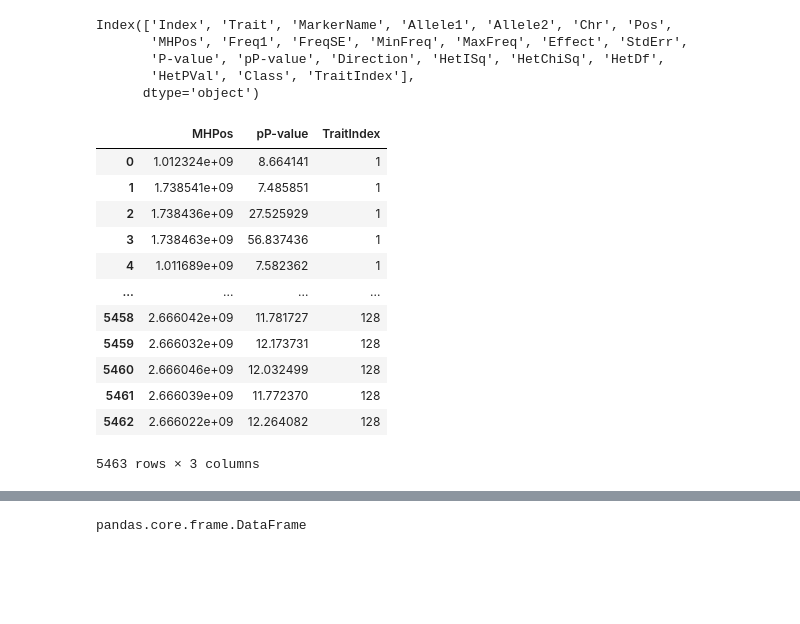
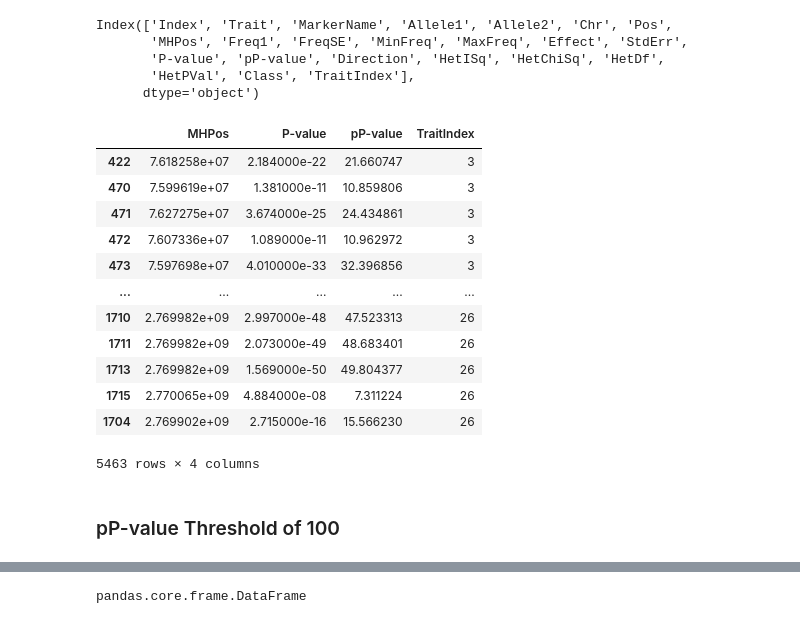
Before and after one commit to Adonyo-Emmanuel/Novel-Data-Visualisation-for-GWAS-Datasets, a Jupyter notebook: 3D_Manhattan_Plot.ipynb, the cells around one changed output, grey strips where cells are left out. Saved outputs shown, nothing was run; the diff lists cells and outputs as text; code cells hidden in the pictures; blank space fills up the shorter version.

```diff
--- a/3D_Manhattan_Plot.ipynb
+++ b/3D_Manhattan_Plot.ipynb
@@ -288,3 +287,6 @@ else:
     GWASummaryStatisticsDF.to_pickle(os.path.join(GWADataPath,
                                                   FName))
     del FName
+# %%
+GWASummaryStatisticsDF=GWASummaryStatisticsDF.sort_values(by=['Chr'])
+GWASummaryStatisticsDF
@@ -317,18 +336,20 @@ Index(['Index', 'Trait', 'MarkerName', 'Allele1', 'Allele2', 'Chr', 'Pos',
        'HetPVal', 'Class', 'TraitIndex'],
       dtype='object')
 # %%
-GWASummaryStatisticsDF[['MHPos','pP-value','TraitIndex',]]
+GWASummaryStatisticsDF[['MHPos','P-value','pP-value','TraitIndex']]
 # %% [output]
-|  | MHPos | pP-value | TraitIndex |
-| 0 | 1.012324e+09 | 8.664141 | 1 |
-| 1 | 1.738541e+09 | 7.485851 | 1 |
-| 2 | 1.738436e+09 | 27.525929 | 1 |
-| 3 | 1.738463e+09 | 56.837436 | 1 |
-| 4 | 1.011689e+09 | 7.582362 | 1 |
-| ... | ... | ... | ... |
-| 5458 | 2.666042e+09 | 11.781727 | 128 |
-| 5459 | 2.666032e+09 | 12.173731 | 128 |
-| 5460 | 2.666046e+09 | 12.032499 | 128 |
-| 5461 | 2.666039e+09 | 11.772370 | 128 |
-| 5462 | 2.666022e+09 | 12.264082 | 128 |
+|  | MHPos | P-value | pP-value | TraitIndex |
+| 422 | 7.618258e+07 | 2.184000e-22 | 21.660747 | 3 |
+| 470 | 7.599619e+07 | 1.381000e-11 | 10.859806 | 3 |
+| 471 | 7.627275e+07 | 3.674000e-25 | 24.434861 | 3 |
+| 472 | 7.607336e+07 | 1.089000e-11 | 10.962972 | 3 |
+| 473 | 7.597698e+07 | 4.010000e-33 | 32.396856 | 3 |
+| ... | ... | ... | ... | ... |
+| 1710 | 2.769982e+09 | 2.997000e-48 | 47.523313 | 26 |
+| 1711 | 2.769982e+09 | 2.073000e-49 | 48.683401 | 26 |
+| 1713 | 2.769982e+09 | 1.569000e-50 | 49.804377 | 26 |
+| 1715 | 2.770065e+09 | 4.884000e-08 | 7.311224 | 26 |
+| 1704 | 2.769902e+09 | 2.715000e-16 | 15.566230 | 26 |
-5463 rows × 3 columns
+5463 rows × 4 columns
+# %% [markdown]
+### pP-value Threshold of 100
```
Also changed, not shown: parts of 86 cells of this notebook, 1 other file.
